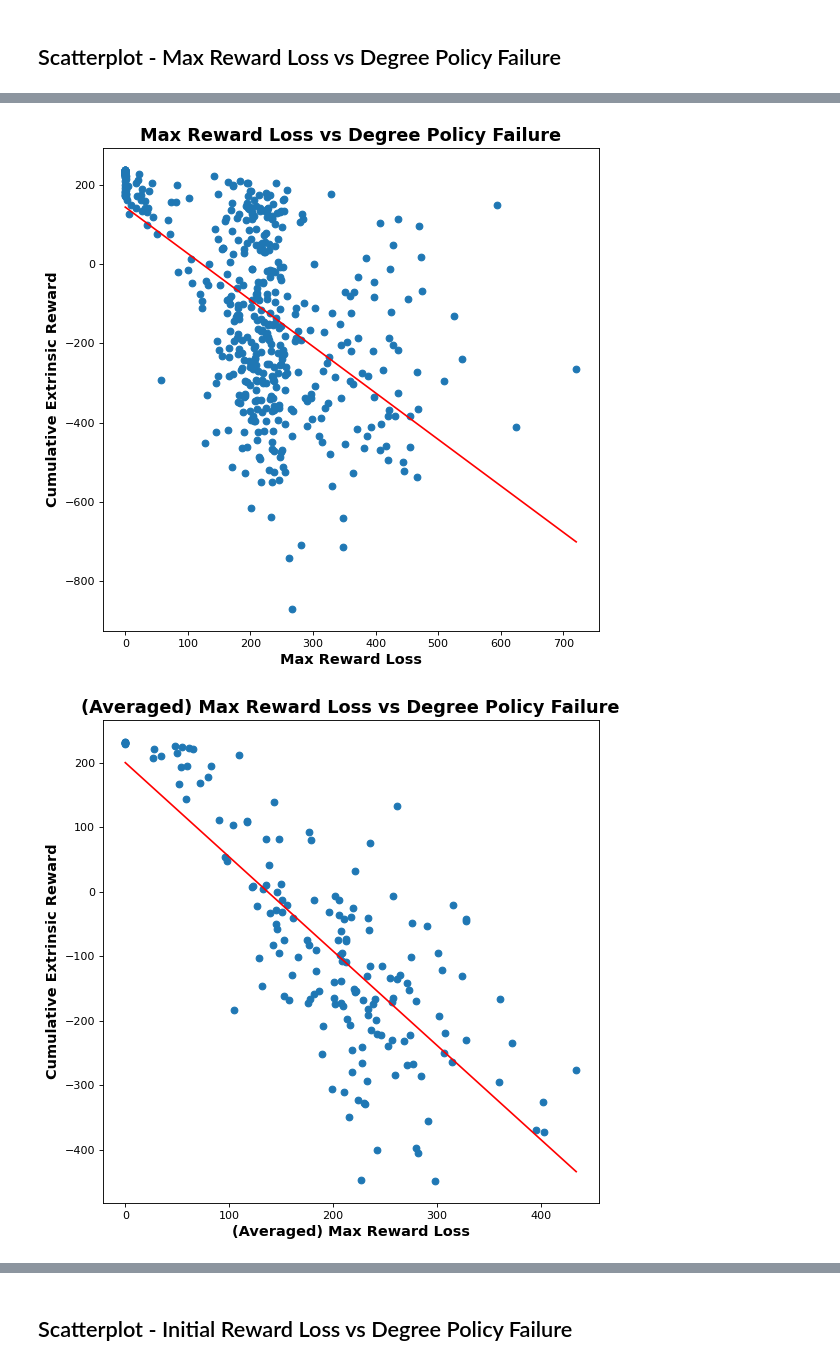
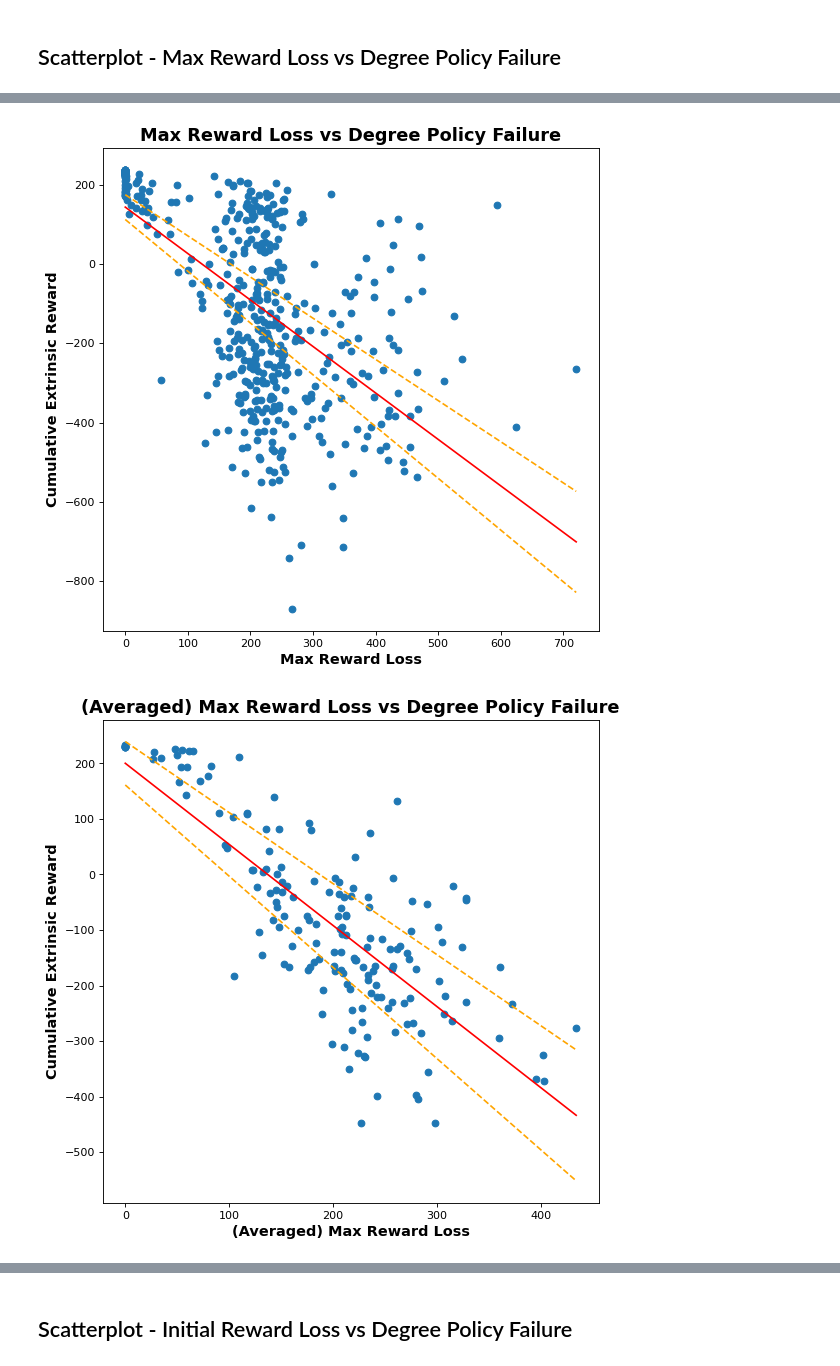
Before and after one commit to jackoc1/reactive-exploration, a Jupyter notebook: experiment-data/experiment_data_analysis.ipynb, the cells around one changed output, grey strips where cells are left out. Saved outputs shown, nothing was run; the diff lists cells and outputs as text; code cells hidden in the pictures.

Commit message:
Add error bars to scatterplots included in final report

```diff
--- a/experiment-data/experiment_data_analysis.ipynb
+++ b/experiment-data/experiment_data_analysis.ipynb
@@ -305,6 +346,4 @@ plt.show()
 # %%
-degree_failure = np.nansum(da[:,:,:,metric_indices["RewardPredictor+ICM/reward_extrinsic"],mid_time_step:], axis=3)
-individual_max_reward_losses = max_reward_loss_indices = np.nanmax(da[:,:,:,metric_indices["RewardPredictor/loss"],mid_time_step:], axis=3).flatten()
 
 fig, ax = plt.subplots(figsize=(8, 8), dpi=80)
 
@@ -313,29 +352,44 @@ ax.set_xlabel("Max Reward Loss", fontweight="bold", size=13)
 ax.set_ylabel("Cumulative Extrinsic Reward", fontweight="bold", size=13)
 ax.set_title("Max Reward Loss vs Degree Policy Failure", fontweight="bold", size=16)
 
+# line of best fit
 ax.plot(np.unique(individual_max_reward_losses.flatten()), np.poly1d(
             np.polyfit(individual_max_reward_losses.flatten(),
             degree_failure.flatten(), 1))(np.unique(individual_max_reward_losses.flatten())),
         color="red")
+# 95% CI
+x_vals = np.array([min(individual_max_reward_losses), max(individual_max_reward_losses)])
+y_vals_lower = 112.334 + (-1.305) * x_vals # lower-bound
+y_vals_upper = 174.872 + (-1.038) * x_vals # upper-bound
+plt.plot(x_vals, y_vals_lower, '--', color="orange")
+plt.plot(x_vals, y_vals_upper, '--', color="orange")
+
 
 plt.show()
 # plt.savefig('max_reward_loss_scatterplot.png')
 # %% [output]
-[figure, old version]
+[figure, new version]
 # %%
 fig, ax = plt.subplots(figsize=(8, 8), dpi=80)
 
 ax.scatter(average_max_reward_loss.flatten(), extrinsic_rewards.flatten())
 ax.set_xlabel("(Averaged) Max Reward Loss", fontweight="bold", size=13)
 ax.set_ylabel("Cumulative Extrinsic Reward", fontweight="bold", size=13)
 ax.set_title("(Averaged) Max Reward Loss vs Degree Policy Failure", fontweight="bold", size=16)
 
 ax.plot(np.unique(average_max_reward_loss.flatten()), np.poly1d(
             np.polyfit(average_max_reward_loss.flatten(),
             extrinsic_rewards.flatten(), 1))(np.unique(average_max_reward_loss.flatten())),
         color="red")
 
+# 95% CI
+x_vals = np.array([min(average_max_reward_loss.flatten()), max(average_max_reward_loss.flatten())])
+y_vals_lower = 161.173 + (-1.642) * x_vals # lower-bound
+y_vals_upper = 239.404 + (-1.279) * x_vals # upper-bound
+plt.plot(x_vals, y_vals_lower, '--', color="orange")
+plt.plot(x_vals, y_vals_upper, '--', color="orange")
+
 plt.show()
 # plt.savefig('averaged_max_reward_loss_scatterplot.png')
 # %% [output]
-[figure, old version]
+[figure, new version]
```
Also changed, not shown: parts of 5 cells of this notebook.
